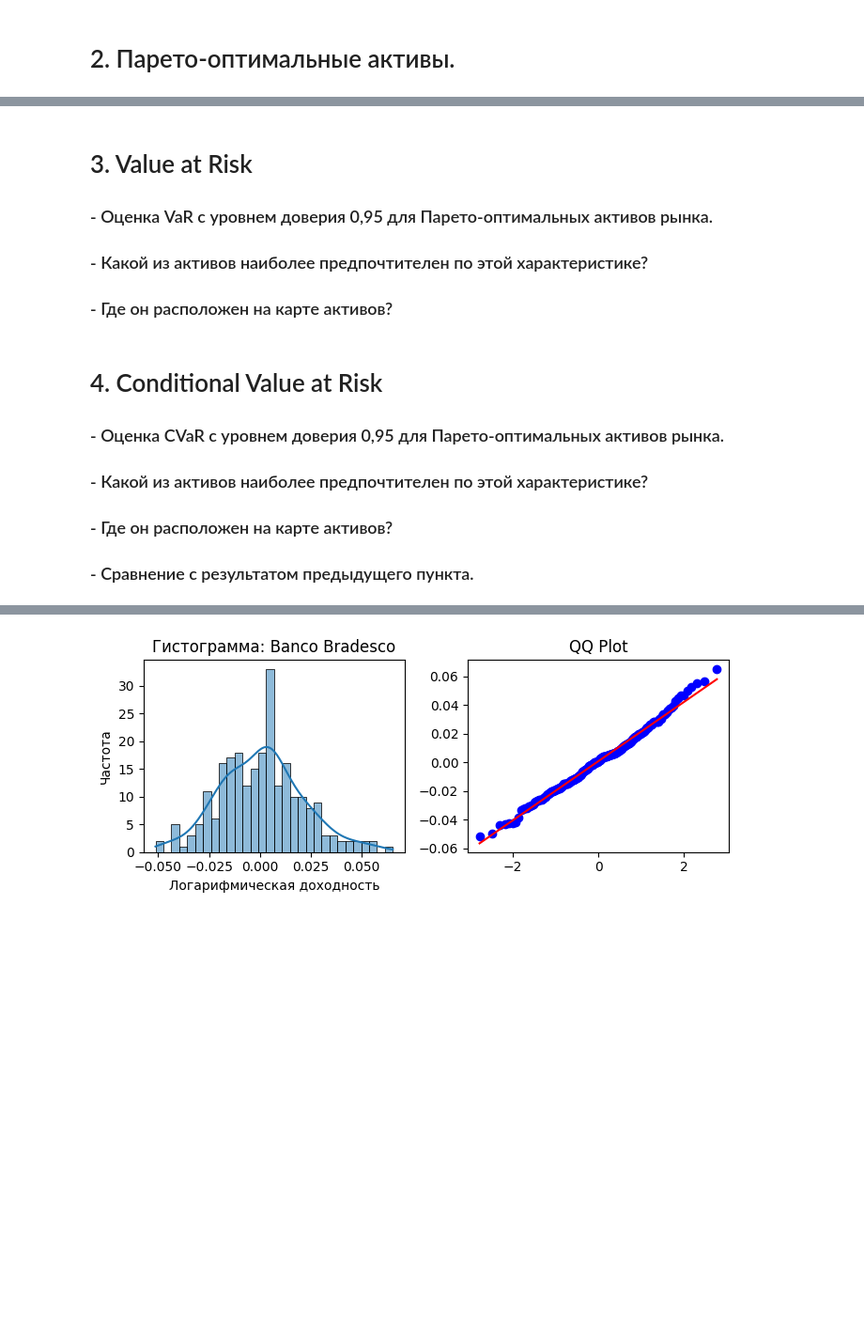
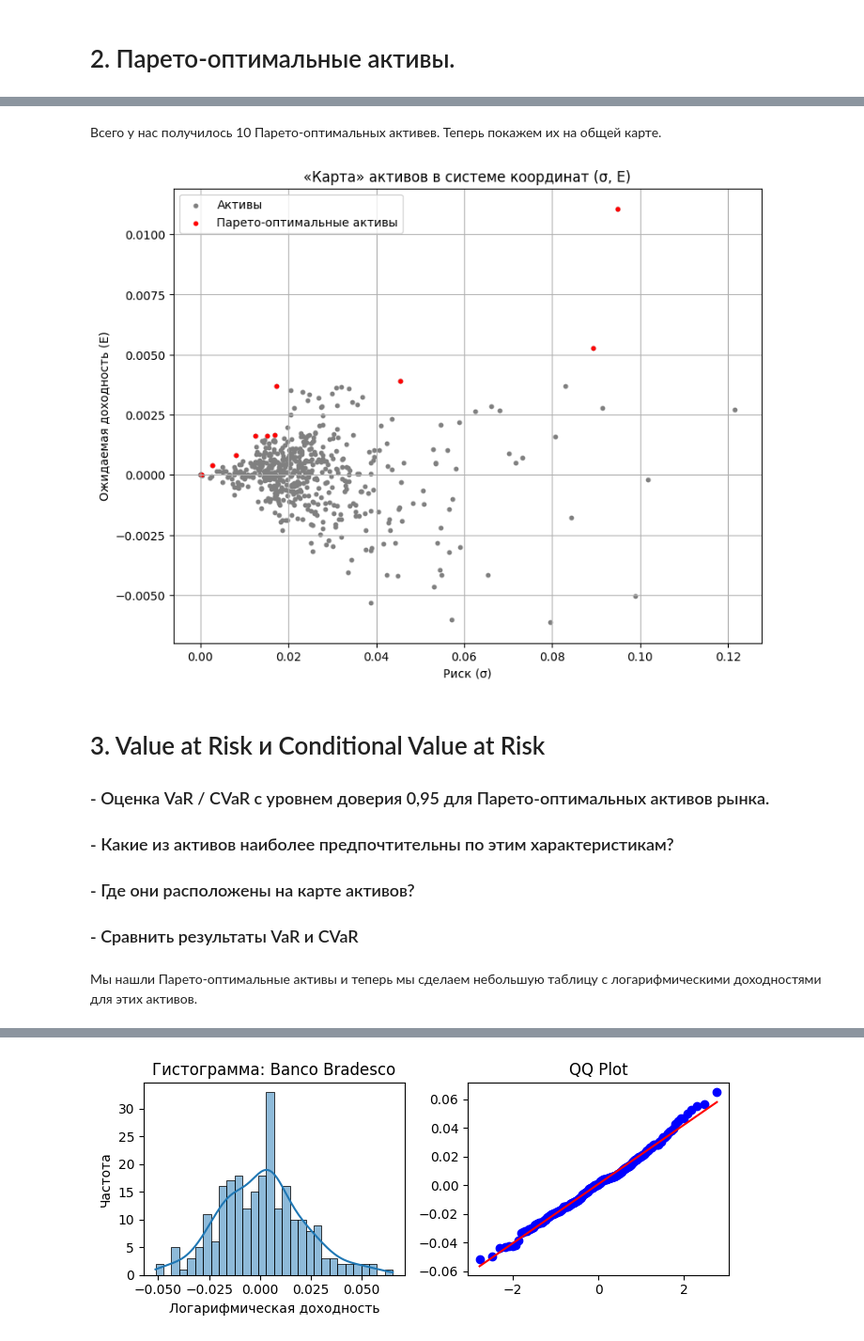
Before and after one commit to AkyLkaNastya/stock-market-analysis, a Jupyter notebook: Часть 1/report.ipynb, the cells around one changed output, grey strips where cells are left out. Shown: that part at 94% size. Drawn from its saved outputs; the diff is of its cells as text; code cells hidden in the pictures; blank space fills up the shorter version.

```diff
--- a/Часть 1/report.ipynb
+++ b/Часть 1/report.ipynb
@@ -9,0 +59,18 @@
+# %%
+# Функция для поиска Парето-оптимальных активов
+pareto_optimal_assets = []
+
+for i in range(len(risk_and_return['Ticker'])):
+    current_E = risk_and_return['E'][i]
+    current_Sigma = risk_and_return['σ'][i]
+    is_optimal = True
+    for j in range(len(risk_and_return['Ticker'])):
+        if i != j:
+            if (risk_and_return['E'][j] >= current_E and risk_and_return['σ'][j] <= current_Sigma):
+                is_optimal = False
+                break
+    if is_optimal:
+        pareto_optimal_assets.append(risk_and_return['Ticker'][i])
+
+pareto_optimal = find_E_n_sigma(data, pareto_optimal_assets)
+print(pareto_optimal)
@@ -10,11 +89,23 @@
+# %% [markdown]
+Всего у нас получилось 10 Парето-оптимальных активев. Теперь покажем их на общей карте.
+# %%
+# Построение карты активов в системе координат (σ, E)
+plt.figure(figsize=(9, 7))
+plt.scatter(risk_and_return['σ'], risk_and_return['E'], s=10, color='grey', label='Активы')
+plt.scatter(pareto_optimal['σ'], pareto_optimal['E'], s=10, color='red', label='Парето-оптимальные активы')
+plt.title('«Карта» активов в системе координат (σ, E)')
+plt.xlabel('Риск (σ)')
+plt.ylabel('Ожидаемая доходность (E)')
+plt.legend()
+plt.grid()
+plt.show()
+# %% [output]
+[figure, added]
 # %% [markdown]
-# 3. Value at Risk
-### - Оценка VaR с уровнем доверия 0,95 для Парето-оптимальных активов рынка.
-### - Какой из активов наиболее предпочтителен по этой характеристике?
-### - Где он расположен на карте активов?
+# 3. Value at Risk и Conditional Value at Risk
+### - Оценка VaR / CVaR с уровнем доверия 0,95 для Парето-оптимальных активов рынка.
+### - Какие из активов наиболее предпочтительны по этим характеристикам?
+### - Где они расположены на карте активов?
+### - Сравнить результаты VaR и CVaR
-# %% [markdown]
-# 4. Conditional Value at Risk
-### - Оценка CVaR с уровнем доверия 0,95 для Парето-оптимальных активов рынка.
-### - Какой из активов наиболее предпочтителен по этой характеристике?
-### - Где он расположен на карте активов?
-### - Сравнение с результатом предыдущего пункта.
+# %% [markdown]
+Мы нашли Парето-оптимальные активы и теперь мы сделаем небольшую таблицу с логарифмическими доходностями для этих активов.
```
Also changed, not shown: parts of 12 cells of this notebook, 6 other files.
